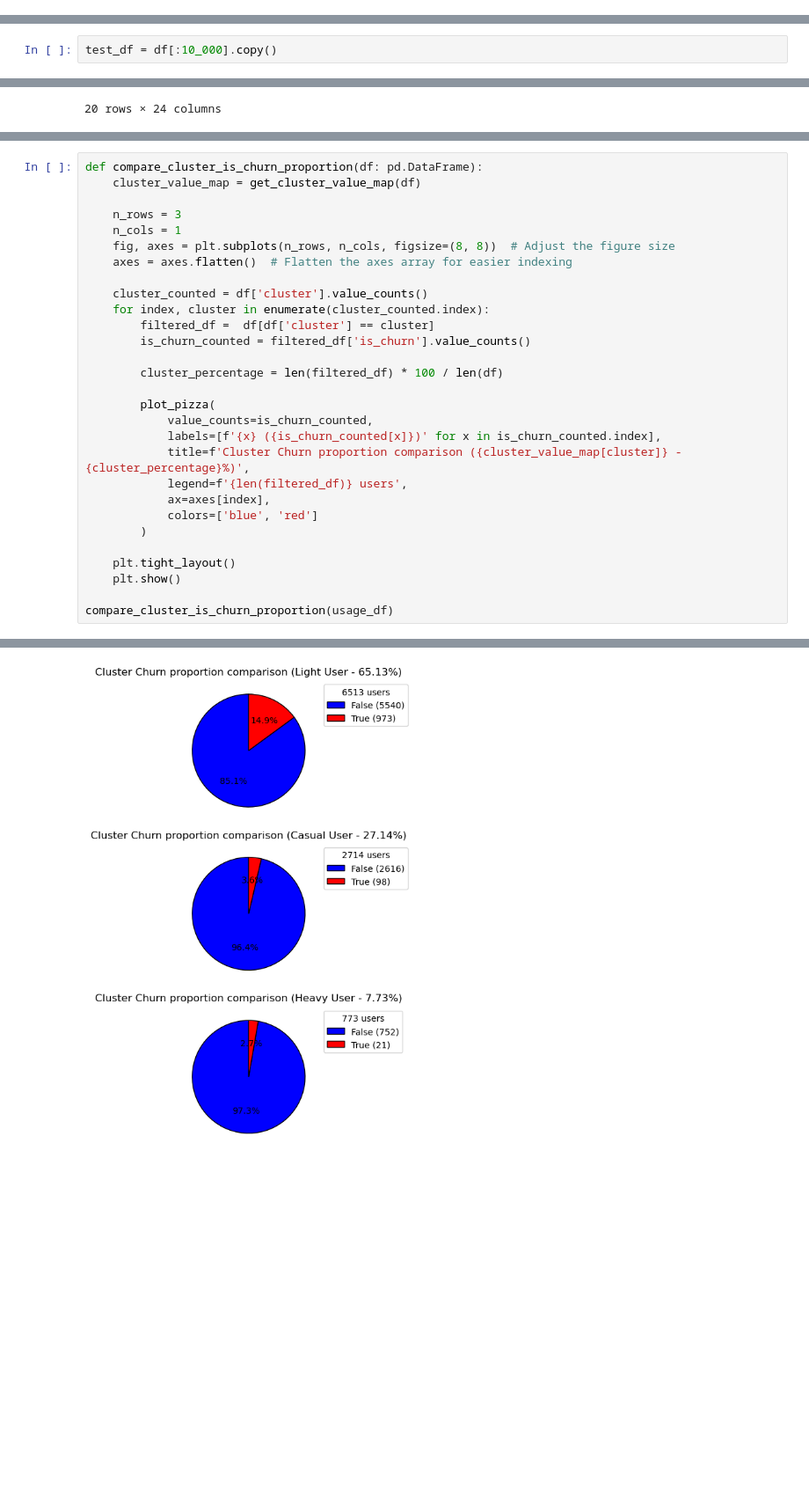
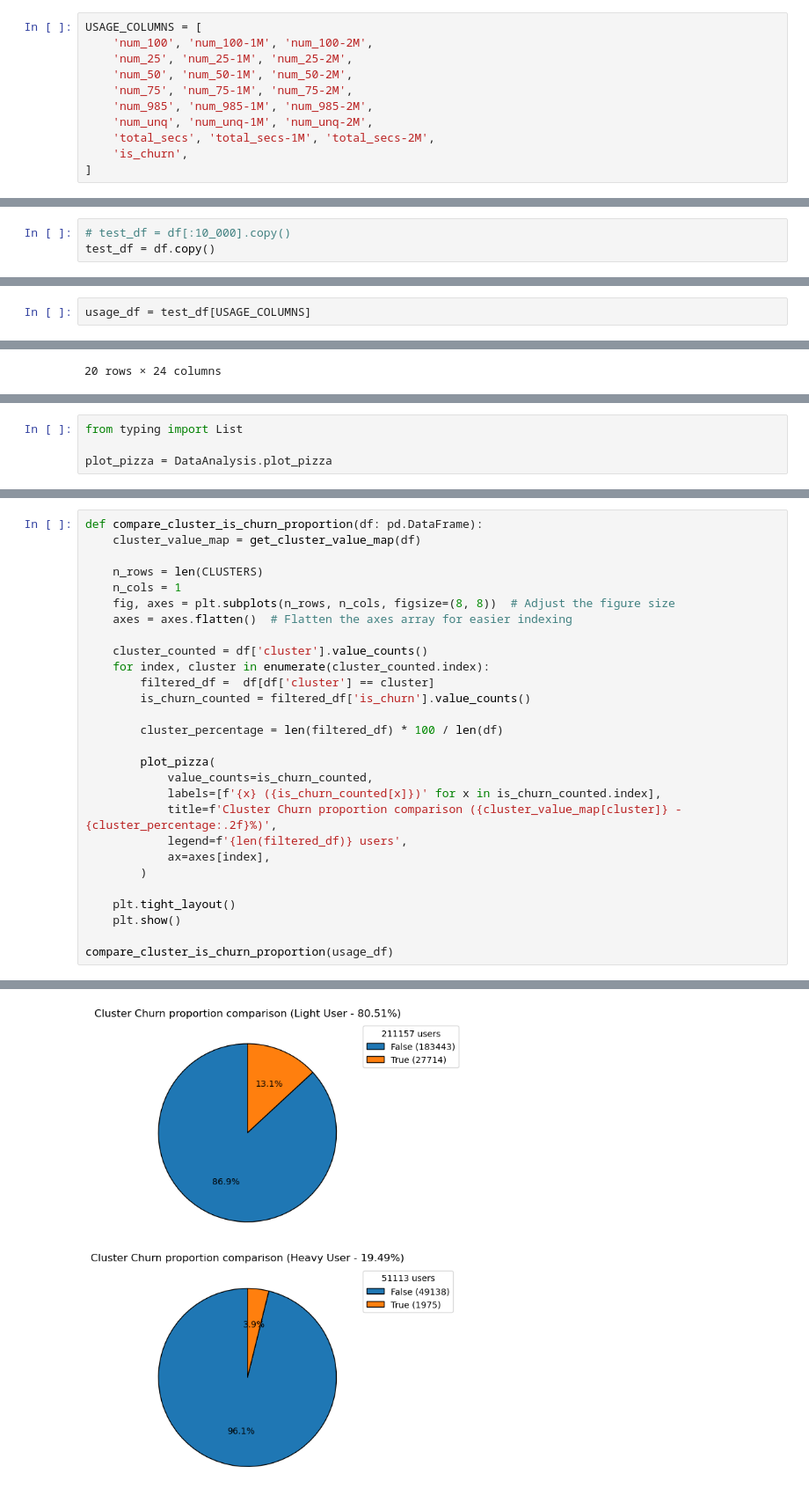
Before and after one commit to CaioAFA/2025-case-data-master-caio-arrabal, a Jupyter notebook: notebooks/06_1-Churn-Clustering.ipynb, the cells around one changed output, grey strips where cells are left out. Shown at 88% size. Cells and saved outputs as stored; diff of their text form; blank space fills up the shorter version.

```diff
--- a/notebooks/06_1-Churn-Clustering.ipynb
+++ b/notebooks/06_1-Churn-Clustering.ipynb
@@ -42,5 +40,16 @@ CLUSTERS = [
     LIGHT_USER_CLUSTER_NAME
 ]
+# %%
+USAGE_COLUMNS = [
+    'num_100', 'num_100-1M', 'num_100-2M',
+    'num_25', 'num_25-1M', 'num_25-2M',
+    'num_50', 'num_50-1M', 'num_50-2M',
+    'num_75', 'num_75-1M', 'num_75-2M',
+    'num_985', 'num_985-1M', 'num_985-2M',
+    'num_unq', 'num_unq-1M', 'num_unq-2M',
+    'total_secs', 'total_secs-1M', 'total_secs-2M',
+    'is_churn',
+]
 # %%
 df = DUCK_DB.load_table(
     project_config.PREDICTED_DATA_TABLE
@@ -68,4 +77,5 @@ df.head()
 | 17 | 22 | 22 | 2012 | 31 | ... |
 5 rows × 122 columns
 # %%
-test_df = df[:10_000].copy()
+# test_df = df[:10_000].copy()
+test_df = df.copy()
@@ -84,3 +82,5 @@ usage_df = test_df[usage_columns]
+# %%
+usage_df = test_df[USAGE_COLUMNS]
 # %%
 from sklearn.cluster import KMeans
 kmeans = KMeans(n_clusters=len(CLUSTERS), random_state=42)
@@ -317,3 +280,7 @@ def plot_pizza(
+# %%
+from typing import List
+
+plot_pizza = DataAnalysis.plot_pizza
 # %%
 def compare_cluster_proportion(df: pd.DataFrame):
     cluster_value_map = get_cluster_value_map(df)
@@ -342,7 +306,7 @@ Cluster 1 = Light User
 def compare_cluster_is_churn_proportion(df: pd.DataFrame):
     cluster_value_map = get_cluster_value_map(df)
 
-    n_rows = 3
+    n_rows = len(CLUSTERS)
     n_cols = 1
     fig, axes = plt.subplots(n_rows, n_cols, figsize=(8, 8))  # Adjust the figure size
     axes = axes.flatten()  # Flatten the axes array for easier indexing
@@ -357,10 +321,9 @@ def compare_cluster_is_churn_proportion(df: pd.DataFrame):
         plot_pizza(
             value_counts=is_churn_counted,
             labels=[f'{x} ({is_churn_counted[x]})' for x in is_churn_counted.index],
-            title=f'Cluster Churn proportion comparison ({cluster_value_map[cluster]} - {cluster_percentage}%)',
+            title=f'Cluster Churn proportion comparison ({cluster_value_map[cluster]} - {cluster_percentage:.2f}%)',
             legend=f'{len(filtered_df)} users',
             ax=axes[index],
-            colors=['blue', 'red']
         )
 
     plt.tight_layout()
@@ -374,4 +334,4 @@ Cluster 1 = Light User
-[figure, old version]
+[figure, new version]
 # %% [markdown]
 # Conclusão
 Podemos perceber 3 tipos de usuários:
```
Also changed, not shown: parts of 19 cells of this notebook, 8 other files.
